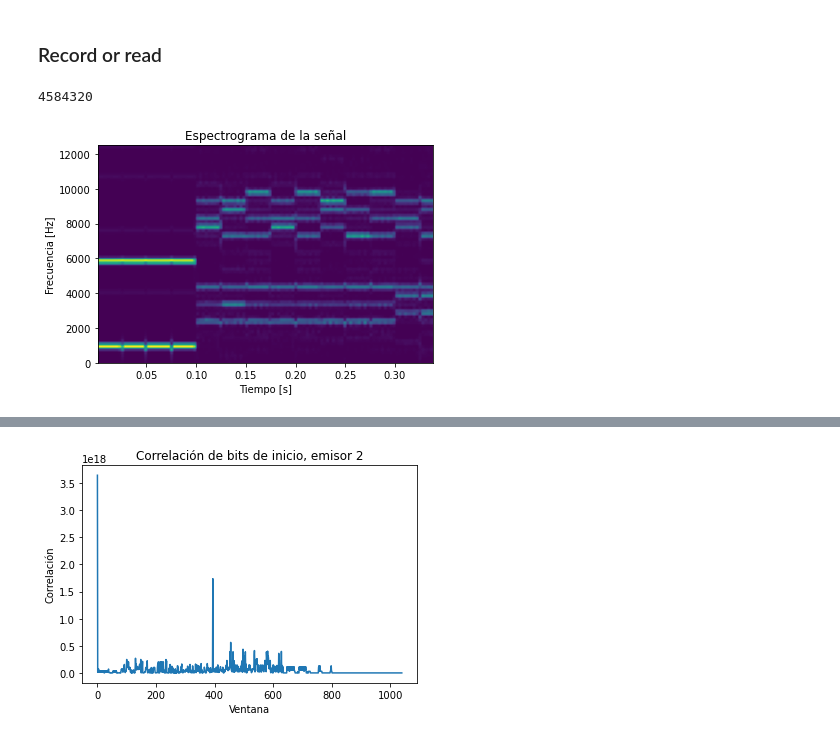
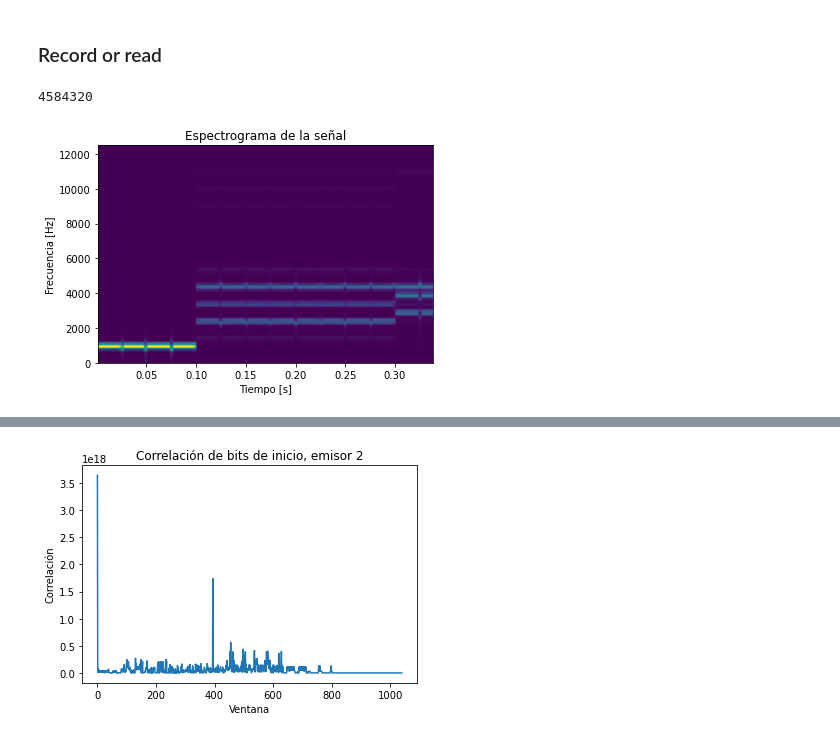
Before and after one commit to leslieecv/EL5207_project, a Jupyter notebook: receiver/demod_viewer.ipynb, the cells around one changed output, grey strips where cells are left out. Drawn from its saved outputs; the diff is of its cells as text; code cells hidden in the pictures.

```diff
--- a/receiver/demod_viewer.ipynb
+++ b/receiver/demod_viewer.ipynb
@@ -18,25 +18,25 @@ SYNC_FREQ = [[348, 894], [5298, 5792]]
 # %% [markdown]
 ### Record or read
 # %%
-filename = os.path.join('D:\GitHub\EL5207_project\\2img_2txt_sync.wav')
+filename = os.path.join('D:\GitHub\EL5207_project\\ruido_desfase.wav')
 # listen
 # record(2, SAMPLE_FREQ, filename)
 # read
 fs, audio = read(filename)
 print(len(audio))
 wave0 = filter_freq(audio, SYNC_FREQ[0][0], 100, SAMPLE_FREQ)
 wave1 = filter_freq(audio, SYNC_FREQ[0][1], 100, SAMPLE_FREQ)
 wave_sum = wave0 + wave1
 spectrum, freqs, t, im = plt.specgram(audio[0:15000], Fs = SAMPLE_FREQ, scale = 'linear')
 plt.title("Espectrograma de la señal")
 plt.ylim(top=12500)
 plt.ylabel('Frecuencia [Hz]')
 plt.xlabel('Tiempo [s]')
 plt.savefig("D:\GitHub\EL5207_project\informe\spectro_close.pdf")
 plt.show()
 # %% [output]
 4584320
-[figure, old version]
+[figure, new version]
 # %%
 def get_two_max_indices(arr):
     sorted_indices = np.argsort(arr)
```
Also changed, not shown: parts of 8 cells of this notebook, 7 other files.
